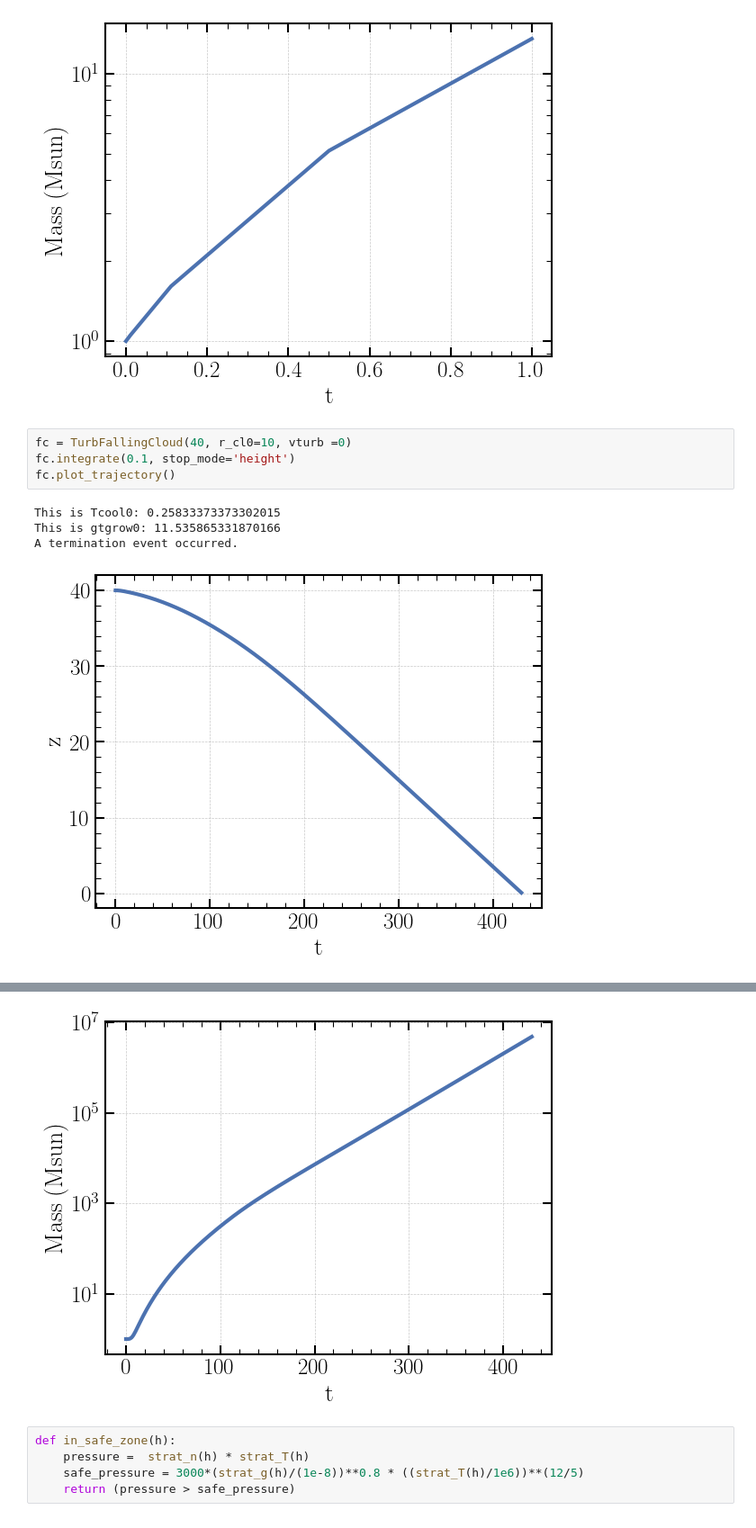
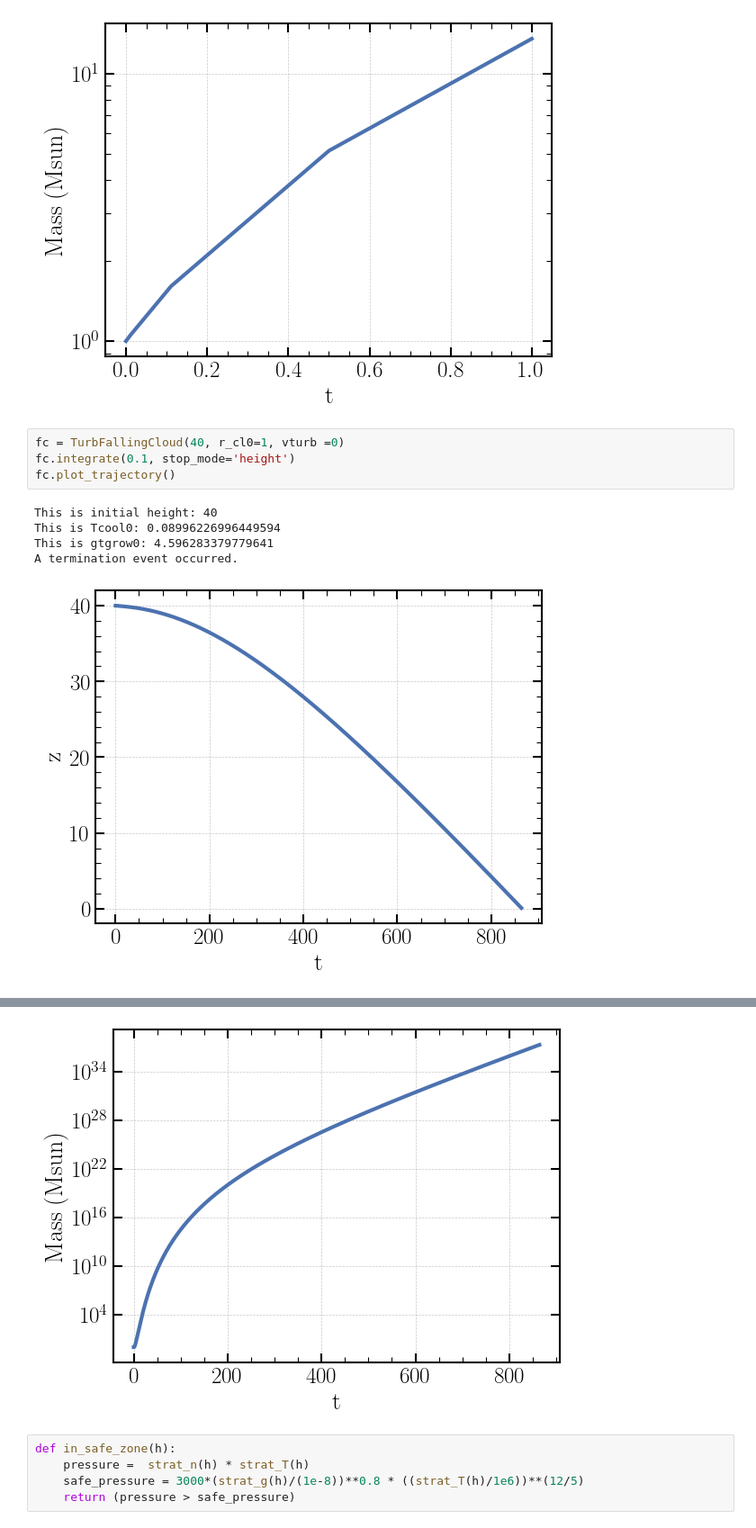
Before and after one commit to fermentando/own_package, a Jupyter notebook: plots/turbulent_infalling.ipynb, the cells around one changed output, grey strips where cells are left out. Shown at 90% size. Cells and saved outputs as stored; diff of their text form.

```diff
--- a/plots/turbulent_infalling.ipynb
+++ b/plots/turbulent_infalling.ipynb
@@ -549,11 +596,12 @@ The solver successfully reached the end of the integration interval.
 [figure]
 [figure]
 # %%
-fc = TurbFallingCloud(40, r_cl0=10, vturb =0)
+fc = TurbFallingCloud(40, r_cl0=1, vturb =0)
 fc.integrate(0.1, stop_mode='height')
 fc.plot_trajectory()
 # %% [output]
-This is Tcool0: 0.25833373373302015
-This is gtgrow0: 11.535865331870166
+This is initial height: 40
+This is Tcool0: 0.08996226996449594
+This is gtgrow0: 4.596283379779641
 A termination event occurred.
-[figure, old version]
+[figure, new version]
@@ -561,4 +609,4 @@ A termination event occurred.
-[figure, old version]
+[figure, new version]
 # %%
 def in_safe_zone(h):
     pressure =  strat_n(h) * strat_T(h)
```
Also changed, not shown: parts of 10 cells of this notebook, 28 other files.
